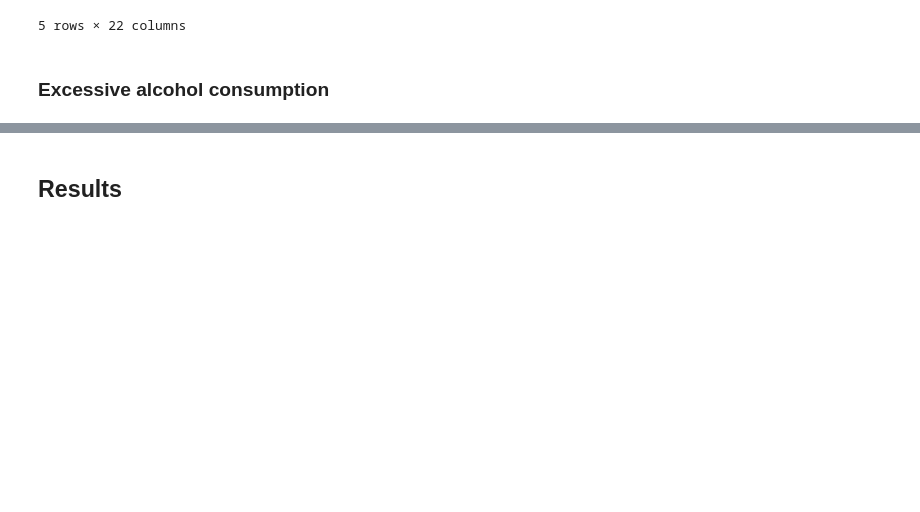
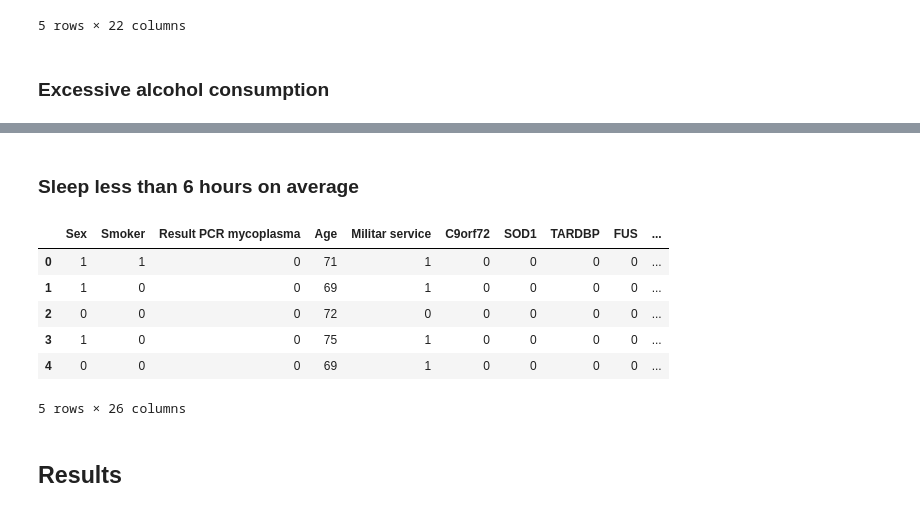
Before and after one commit to valeriacaro/ProjecteDSBIO, a Jupyter notebook: dataset_creation.ipynb, the cells around one changed output, grey strips where cells are left out. Drawn from its saved outputs; the diff is of its cells as text; code cells hidden in the pictures; blank space fills up the shorter version.

```diff
--- a/dataset_creation.ipynb
+++ b/dataset_creation.ipynb
@@ -429,3 +478,32 @@ data.head()
+# %% [markdown]
+### Sleep less than 6 hours on average
+# %%
+sleep_rates = {
+    'caucasian' : 0.492,
+    'black' : 0.417,
+    'mestizo' : 0.272,
+    'indian' : 0.392,
+    'asian' : 0.628
+}
+
+data['Sleep less than 6h'] = np.where(
+    ((data['Ethnicity'] == 'caucasian') & (np.random.rand(dataset_size) < sleep_rates['caucasian'])) |
+    ((data['Ethnicity'] == 'black') & (np.random.rand(dataset_size) < sleep_rates['black'])) |
+    ((data['Ethnicity'] == 'mestizo') & (np.random.rand(dataset_size) < sleep_rates['mestizo'])) |
+    ((data['Ethnicity'] == 'indian') & (np.random.rand(dataset_size) < sleep_rates['indian'])) |
+    ((data['Ethnicity'] == 'asian') & (np.random.rand(dataset_size) < sleep_rates['asian'])),
+    1, 0 # If the conditions are met, assign '1' to the 'Excessive Alcohol Consumption' column; otherwise, assigns '0'.
+)
+
+data.head()
+# %% [output]
+|  | Sex | Smoker | Result PCR mycoplasma | Age | Militar service | C9orf72 | SOD1 | TARDBP | FUS | ... |
+| 0 | 1 | 1 | 0 | 71 | 1 | 0 | 0 | 0 | 0 | ... |
+| 1 | 1 | 0 | 0 | 69 | 1 | 0 | 0 | 0 | 0 | ... |
+| 2 | 0 | 0 | 0 | 72 | 0 | 0 | 0 | 0 | 0 | ... |
+| 3 | 1 | 0 | 0 | 75 | 1 | 0 | 0 | 0 | 0 | ... |
+| 4 | 0 | 0 | 0 | 69 | 1 | 0 | 0 | 0 | 0 | ... |
+5 rows × 26 columns
 # %% [markdown]
 ## Results
 # %%
```
Also changed, not shown: parts of 23 cells of this notebook.
